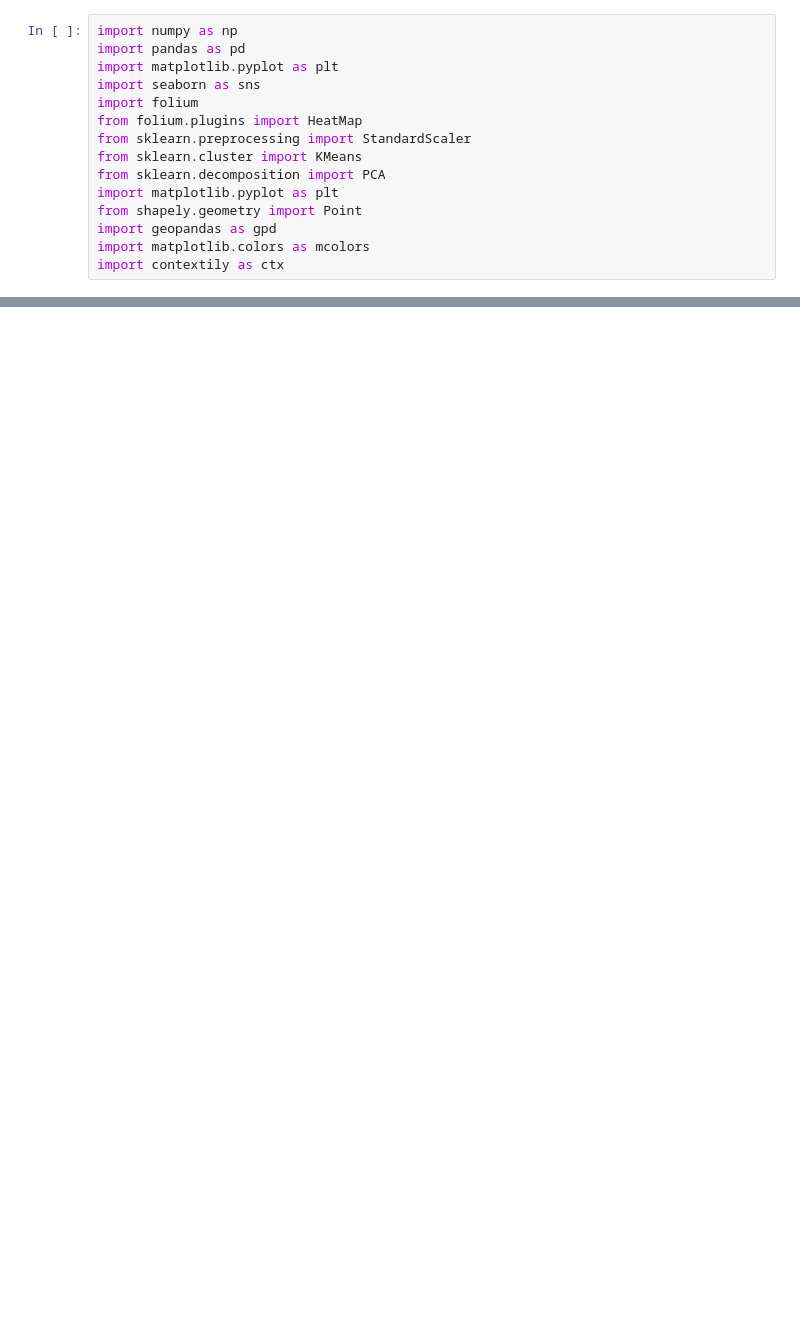
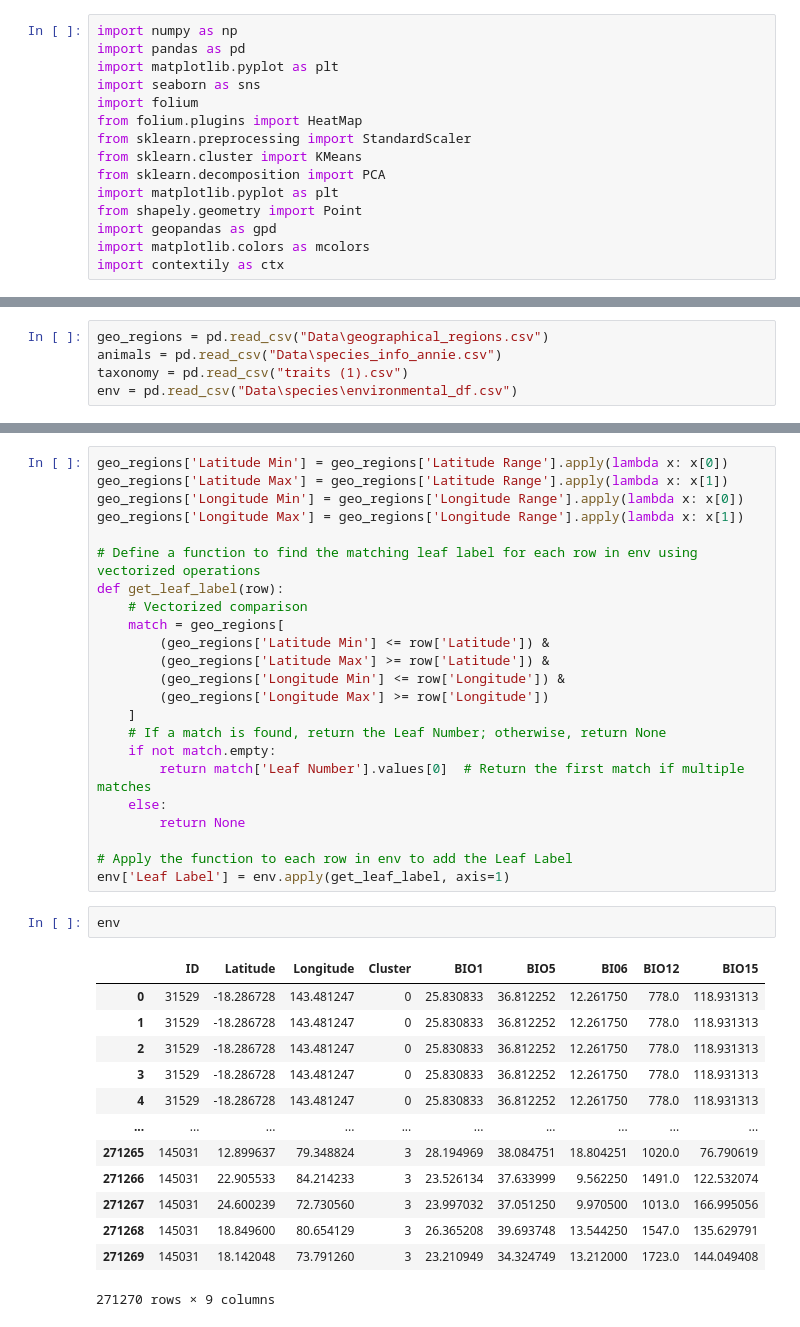
Before and after one commit to annitziak/biodiversity_analysis, a Jupyter notebook: location predictions.ipynb, the cells around one changed output, grey strips where cells are left out. Saved outputs shown, nothing was run; the diff lists cells and outputs as text; blank space fills up the shorter version.

```diff
--- a/location predictions.ipynb
+++ b/location predictions.ipynb
@@ -99,0 +16,5 @@ wet body mass (g): 481
+# %%
+geo_regions = pd.read_csv("Data\geographical_regions.csv")
+animals = pd.read_csv("Data\species_info_annie.csv")
+taxonomy = pd.read_csv("traits (1).csv")
+env = pd.read_csv("Data\species\environmental_df.csv")
@@ -99,0 +37,39 @@ wet body mass (g): 481
+# %%
+geo_regions['Latitude Min'] = geo_regions['Latitude Range'].apply(lambda x: x[0])
+geo_regions['Latitude Max'] = geo_regions['Latitude Range'].apply(lambda x: x[1])
+geo_regions['Longitude Min'] = geo_regions['Longitude Range'].apply(lambda x: x[0])
+geo_regions['Longitude Max'] = geo_regions['Longitude Range'].apply(lambda x: x[1])
+
+# Define a function to find the matching leaf label for each row in env using vectorized operations
+def get_leaf_label(row):
+    # Vectorized comparison
+    match = geo_regions[
+        (geo_regions['Latitude Min'] <= row['Latitude']) &
+        (geo_regions['Latitude Max'] >= row['Latitude']) &
+        (geo_regions['Longitude Min'] <= row['Longitude']) &
+        (geo_regions['Longitude Max'] >= row['Longitude'])
+    ]
+    # If a match is found, return the Leaf Number; otherwise, return None
+    if not match.empty:
+        return match['Leaf Number'].values[0]  # Return the first match if multiple matches
+    else:
+        return None
+
+# Apply the function to each row in env to add the Leaf Label
+env['Leaf Label'] = env.apply(get_leaf_label, axis=1)
+# %%
+env
+# %% [output]
+|  | ID | Latitude | Longitude | Cluster | BIO1 | BIO5 | BI06 | BIO12 | BIO15 |
+| 0 | 31529 | -18.286728 | 143.481247 | 0 | 25.830833 | 36.812252 | 12.261750 | 778.0 | 118.931313 |
+| 1 | 31529 | -18.286728 | 143.481247 | 0 | 25.830833 | 36.812252 | 12.261750 | 778.0 | 118.931313 |
+| 2 | 31529 | -18.286728 | 143.481247 | 0 | 25.830833 | 36.812252 | 12.261750 | 778.0 | 118.931313 |
+| 3 | 31529 | -18.286728 | 143.481247 | 0 | 25.830833 | 36.812252 | 12.261750 | 778.0 | 118.931313 |
+| 4 | 31529 | -18.286728 | 143.481247 | 0 | 25.830833 | 36.812252 | 12.261750 | 778.0 | 118.931313 |
+| ... | ... | ... | ... | ... | ... | ... | ... | ... | ... |
+| 271265 | 145031 | 12.899637 | 79.348824 | 3 | 28.194969 | 38.084751 | 18.804251 | 1020.0 | 76.790619 |
+| 271266 | 145031 | 22.905533 | 84.214233 | 3 | 23.526134 | 37.633999 | 9.562250 | 1491.0 | 122.532074 |
+| 271267 | 145031 | 24.600239 | 72.730560 | 3 | 23.997032 | 37.051250 | 9.970500 | 1013.0 | 166.995056 |
+| 271268 | 145031 | 18.849600 | 80.654129 | 3 | 26.365208 | 39.693748 | 13.544250 | 1547.0 | 135.629791 |
+| 271269 | 145031 | 18.142048 | 73.791260 | 3 | 23.210949 | 34.324749 | 13.212000 | 1723.0 | 144.049408 |
+271270 rows × 9 columns
```
Also changed, not shown: parts of 19 cells of this notebook, 1 other file.
